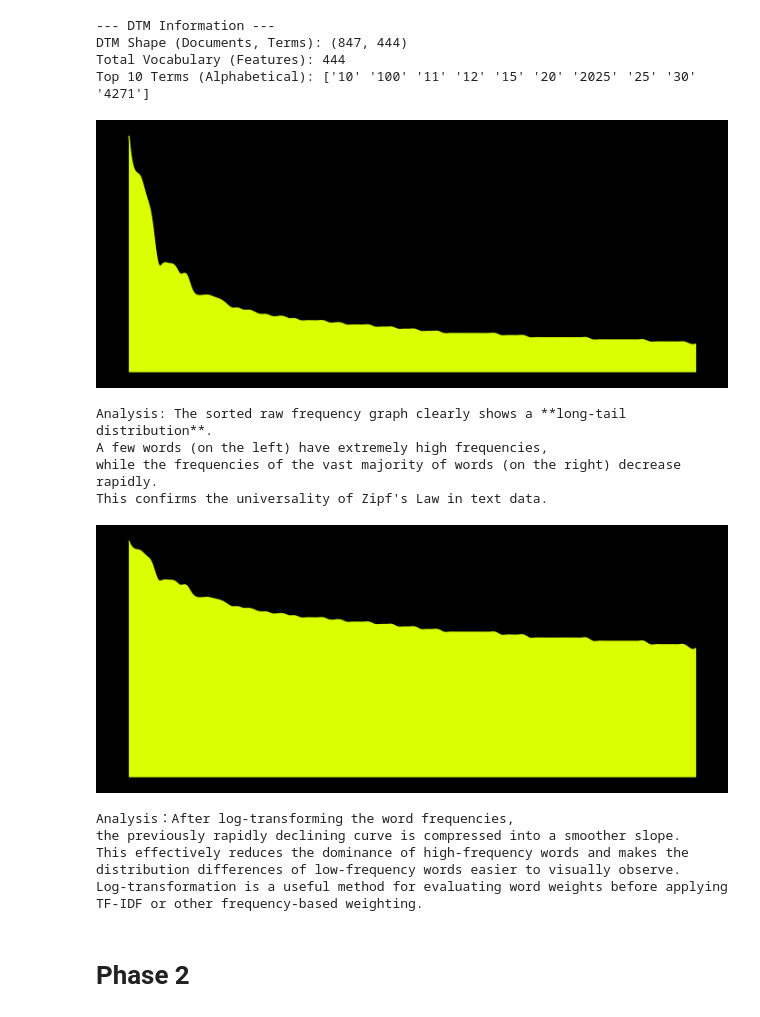
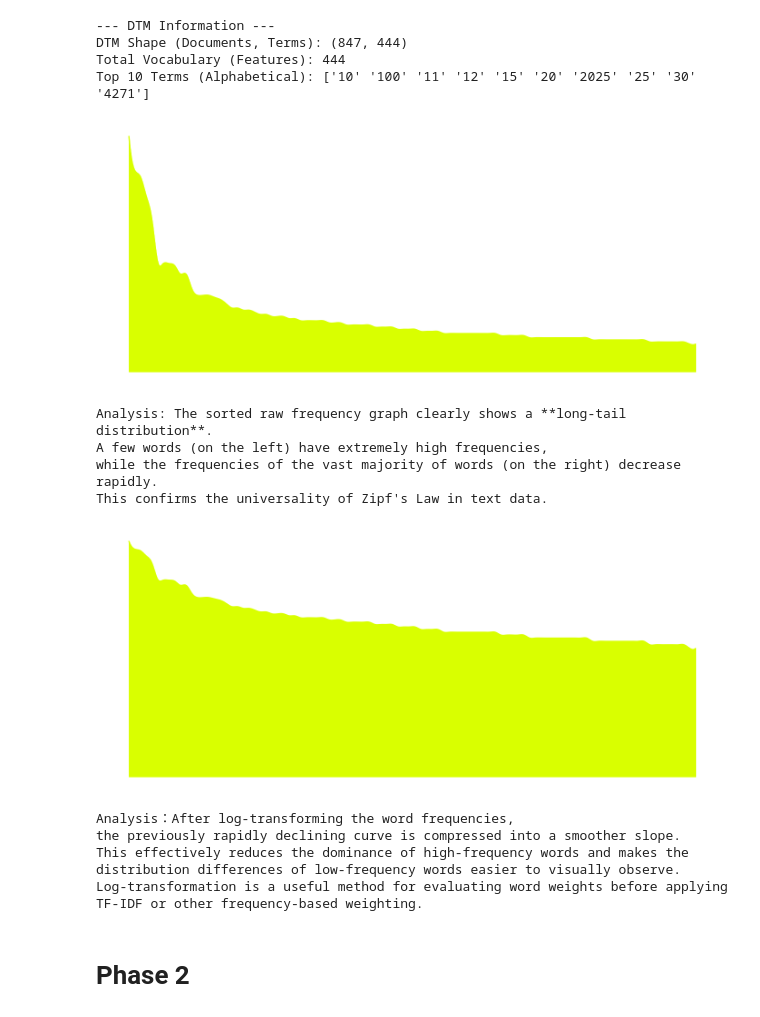
Before and after one commit to kunglin930111/DM2025-Lab1-Exercise, a Jupyter notebook: DM2025-Lab1-Homework.ipynb, the cells around one changed output. Drawn from its saved outputs; the diff is of its cells as text; code cells hidden in the pictures.

```diff
--- a/DM2025-Lab1-Homework.ipynb
+++ b/DM2025-Lab1-Homework.ipynb
@@ -176,33 +177,33 @@ Top 10 Terms (Alphabetical): ['10' '100' '11' '12' '15' '20' '2025' '25' '30' '4
 # %%
 term_frequencies = X_counts.sum(axis=0).A1
 N = 100
 
 top_idx = term_frequencies.argsort()[-N:][::-1]
 top_terms = count_vect.get_feature_names_out()[top_idx]
 top_freqs = term_frequencies[top_idx]
 
 x = np.arange(len(top_terms))
 y = top_freqs
 
 x_smooth = np.linspace(x.min(), x.max(), 500)
 spl = make_interp_spline(x, y, k=3)
 y_smooth = spl(x_smooth)
 
-plt.figure(figsize=(14,6), facecolor='black')
+plt.figure(figsize=(14,6))
 plt.plot(x_smooth, y_smooth, color="#D9FF00", linewidth=2)
 plt.fill_between(x_smooth, y_smooth, color='#D9FF00')
 
 plt.axis('off')
 
 plt.tight_layout()
 plt.show()
 
 print("\nAnalysis: The sorted raw frequency graph clearly shows a **long-tail distribution**.\n"
       "A few words (on the left) have extremely high frequencies,\n"
       "while the frequencies of the vast majority of words (on the right) decrease rapidly.\n"
       "This confirms the universality of Zipf's Law in text data.")
 # %% [output]
-[figure, old version]
+[figure, new version]
 Analysis: The sorted raw frequency graph clearly shows a **long-tail distribution**.
 A few words (on the left) have extremely high frequencies,
 while the frequencies of the vast majority of words (on the right) decrease rapidly.
@@ -224,7 +225,7 @@ x_smooth = np.linspace(x.min(), x.max(), 500)
 spl = make_interp_spline(x, y, k=3)
 y_smooth = spl(x_smooth)
 
-plt.figure(figsize=(14,6), facecolor='black')
+plt.figure(figsize=(14,6))
 plt.plot(x_smooth, y_smooth, color="#D9FF00", linewidth=2)
 plt.fill_between(x_smooth, y_smooth, color='#D9FF00')
 
@@ -237,7 +238,7 @@ print("\nAnalysis：After log-transforming the word frequencies,\n"
       "This effectively reduces the dominance of high-frequency words and makes the distribution differences of low-frequency words easier to visually observe.\n"
       "Log-transformation is a useful method for evaluating word weights before applying TF-IDF or other frequency-based weighting.")
 # %% [output]
-[figure, old version]
+[figure, new version]
 Analysis：After log-transforming the word frequencies,
 the previously rapidly declining curve is compressed into a smoother slope.
 This effectively reduces the dominance of high-frequency words and makes the distribution differences of low-frequency words easier to visually observe.
```
Also changed, not shown: parts of 2 cells of this notebook, 9 other files.
